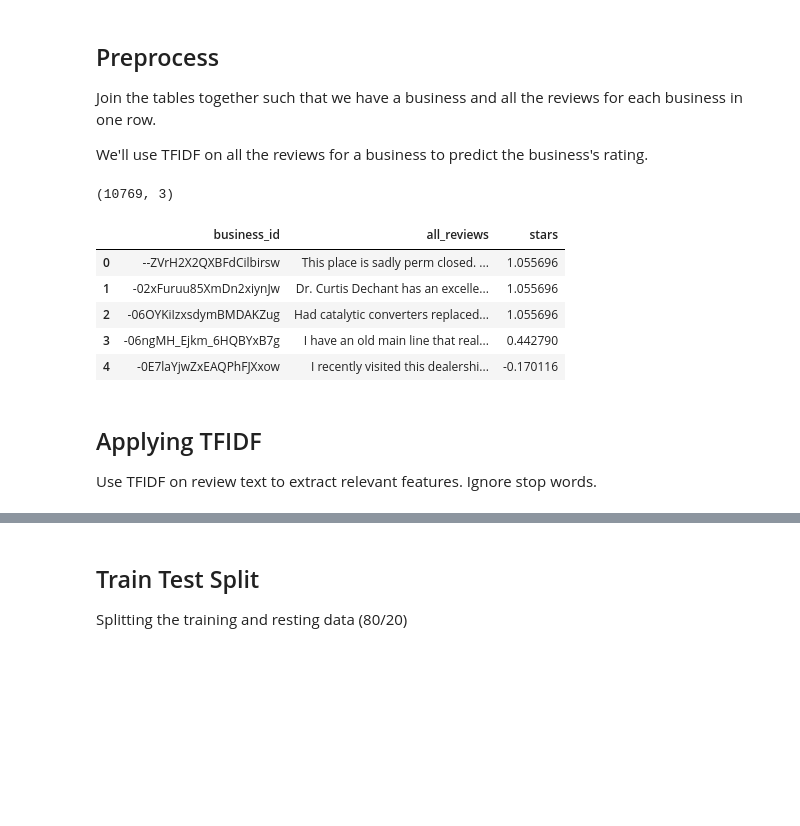
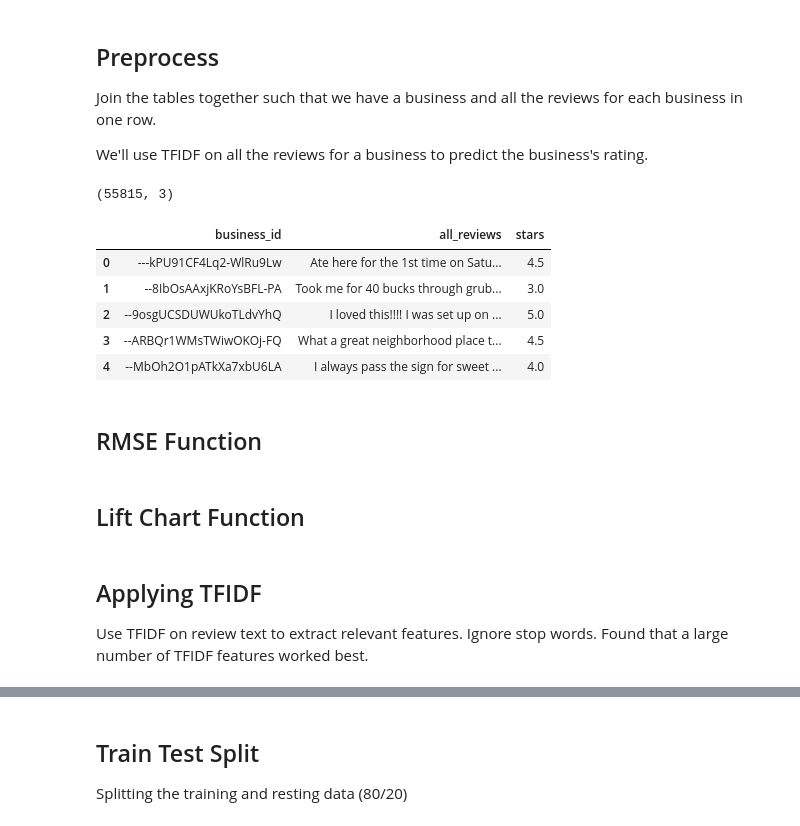
Before and after one commit to rahulio96/yelp-neural-network, a Jupyter notebook: main.ipynb, the cells around one changed output, grey strips where cells are left out. Drawn from its saved outputs; the diff is of its cells as text; code cells hidden in the pictures; blank space fills up the shorter version.

Commit message:
Improve model based on feedback, remove experimentation and focus on best model

```diff
--- a/main.ipynb
+++ b/main.ipynb
@@ -48,0 +29,16 @@ review_filtered = review[review['business_id'].isin(business_filtered['business_
+# %%
+# Get all reviews for businesses in business_filtered
+business_ids = set(business_filtered['business_id'])
+
+review_chunk = 1000000
+review_filtered = pd.DataFrame()
+
+# Use chunking for performance
+review_chunk_iter = pd.read_json('./data/yelp_academic_dataset_review.json', lines=True, chunksize=review_chunk)
+
+# Getting all reviews for businesses that have over 20 reviews
+for chunk in review_chunk_iter:
+    chunk_filtered = chunk[chunk['business_id'].isin(business_ids)]
+    review_filtered = pd.concat([review_filtered, chunk_filtered])
+
+print(review_filtered.shape)
@@ -53,27 +51,27 @@ Join the tables together such that we have a business and all the reviews for ea
 
 We'll use TFIDF on all the reviews for a business to predict the business's rating.
 # %%
-from scipy.stats import zscore
-
 df_review_agg = review_filtered.groupby('business_id')['text'].sum()
 
 df_grouped = pd.DataFrame({
     'business_id': df_review_agg.index,
     'all_reviews': df_review_agg.values,
     })
 
 # Join the business star ratings w/ business IDs
 # Normalize the star ratings
 df_grouped = df_grouped.merge(business_filtered[['business_id', 'stars']], on='business_id', how='inner')
-df_grouped['stars'] = zscore(df_grouped['stars'])
+df_grouped['stars'] = df_grouped['stars']
 
 print(df_grouped.shape)
 df_grouped.head()
 # %% [output]
-(10769, 3)
+(55815, 3)
 |  | business_id | all_reviews | stars |
-| 0 | --ZVrH2X2QXBFdCilbirsw | This place is sadly perm closed. ... | 1.055696 |
-| 1 | -02xFuruu85XmDn2xiynJw | Dr. Curtis Dechant has an excelle... | 1.055696 |
-| 2 | -06OYKiIzxsdymBMDAKZug | Had catalytic converters replaced... | 1.055696 |
-| 3 | -06ngMH_Ejkm_6HQBYxB7g | I have an old main line that real... | 0.442790 |
-| 4 | -0E7laYjwZxEAQPhFJXxow | I recently visited this dealershi... | -0.170116 |
+| 0 | ---kPU91CF4Lq2-WlRu9Lw | Ate here for the 1st time on Satu... | 4.5 |
+| 1 | --8IbOsAAxjKRoYsBFL-PA | Took me for 40 bucks through grub... | 3.0 |
+| 2 | --9osgUCSDUWUkoTLdvYhQ | I loved this!!!! I was set up on ... | 5.0 |
+| 3 | --ARBQr1WMsTWiwOKOj-FQ | What a great neighborhood place t... | 4.5 |
+| 4 | --MbOh2O1pATkXa7xbU6LA | I always pass the sign for sweet ... | 4.0 |
+# %% [markdown]
+## RMSE Function
@@ -79,0 +87,2 @@ df_grouped.head()
+# %% [markdown]
+## Lift Chart Function
@@ -80,6 +107,6 @@ df_grouped.head()
 # %% [markdown]
 ## Applying TFIDF
-Use TFIDF on review text to extract relevant features. Ignore stop words.
+Use TFIDF on review text to extract relevant features. Ignore stop words. Found that a large number of TFIDF features worked best.
 # %%
 import sklearn.feature_extraction.text as sk_text
 
```
Also changed, not shown: parts of 51 cells of this notebook, 1 other file.
